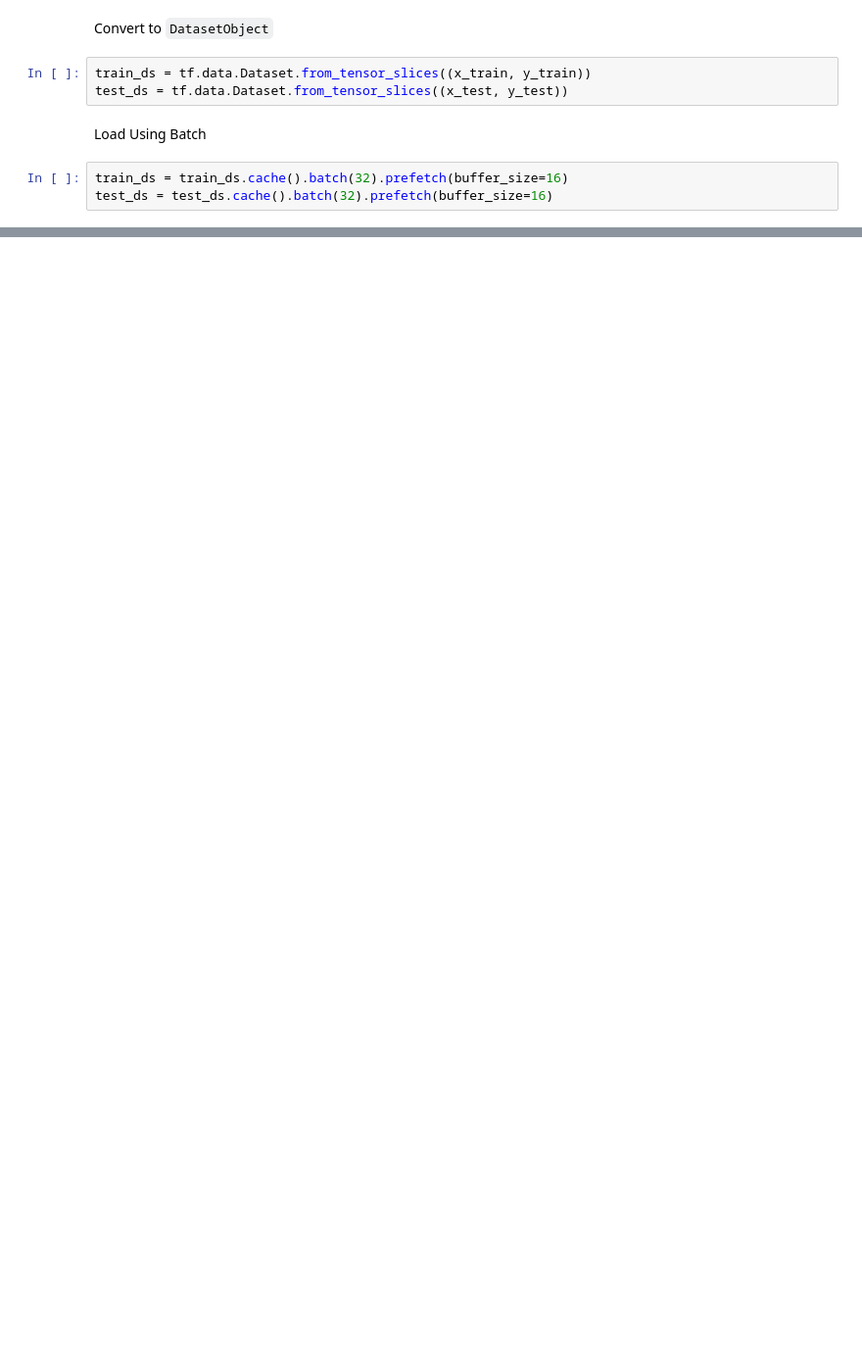
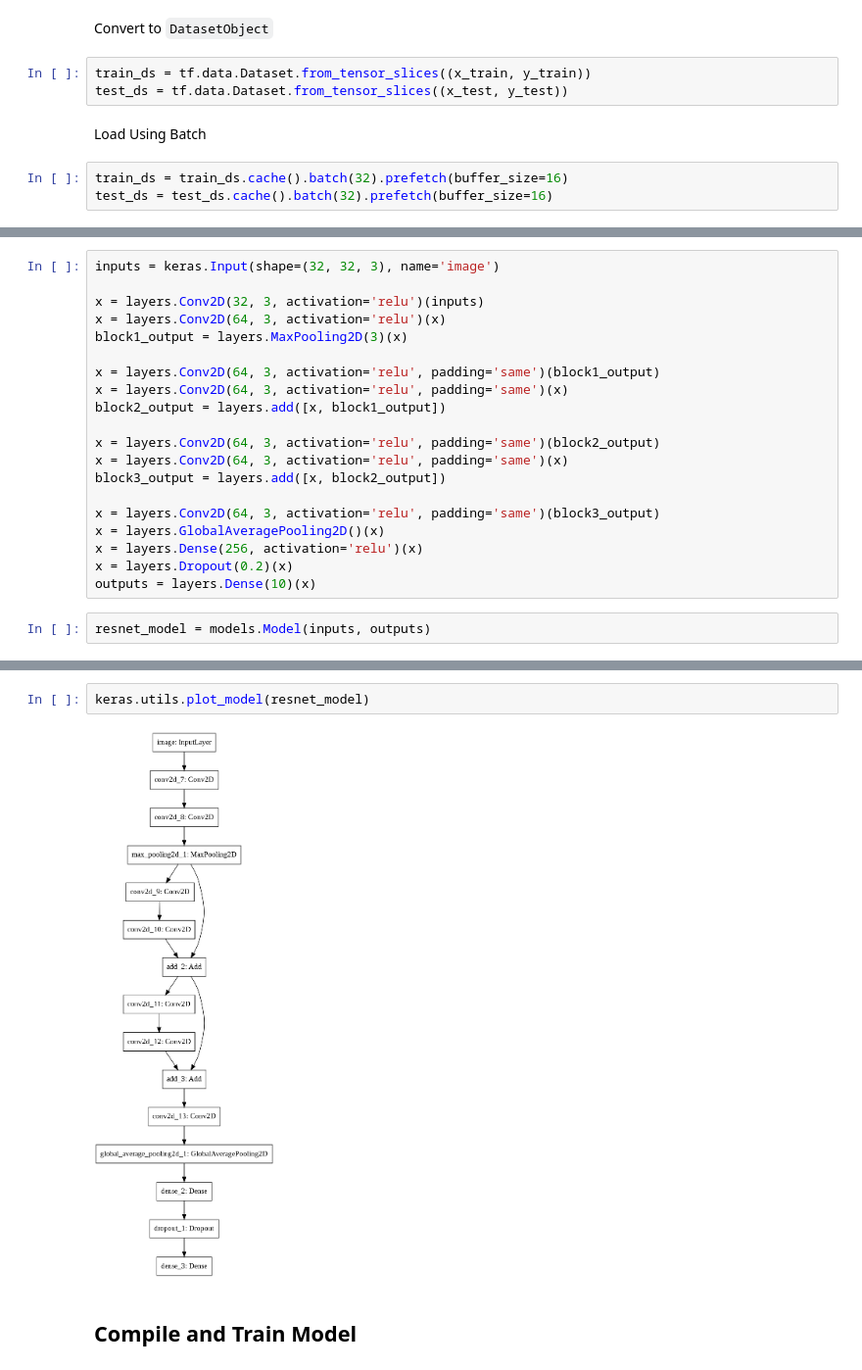
Before and after one commit to m3sibti/DL_projects, a Jupyter notebook: Keras_ResNet_mw.ipynb, the cells around one changed output, grey strips where cells are left out. Shown: that part at 98% size. Cells and saved outputs as stored; diff of their text form; blank space fills up the shorter version.

```diff
--- a/Keras_ResNet_mw.ipynb
+++ b/Keras_ResNet_mw.ipynb
@@ -37,0 +52,22 @@ test_ds = test_ds.cache().batch(32).prefetch(buffer_size=16)
+# %%
+inputs = keras.Input(shape=(32, 32, 3), name='image')
+
+x = layers.Conv2D(32, 3, activation='relu')(inputs)
+x = layers.Conv2D(64, 3, activation='relu')(x)
+block1_output = layers.MaxPooling2D(3)(x)
+
+x = layers.Conv2D(64, 3, activation='relu', padding='same')(block1_output)
+x = layers.Conv2D(64, 3, activation='relu', padding='same')(x)
+block2_output = layers.add([x, block1_output])
+
+x = layers.Conv2D(64, 3, activation='relu', padding='same')(block2_output)
+x = layers.Conv2D(64, 3, activation='relu', padding='same')(x)
+block3_output = layers.add([x, block2_output])
+
+x = layers.Conv2D(64, 3, activation='relu', padding='same')(block3_output)
+x = layers.GlobalAveragePooling2D()(x)
+x = layers.Dense(256, activation='relu')(x)
+x = layers.Dropout(0.2)(x)
+outputs = layers.Dense(10)(x)
+# %%
+resnet_model = models.Model(inputs, outputs)
@@ -37,0 +94,6 @@ test_ds = test_ds.cache().batch(32).prefetch(buffer_size=16)
+# %%
+keras.utils.plot_model(resnet_model)
+# %% [output]
+[figure, added]
+# %% [markdown]
+## Compile and Train Model
```
Also changed, not shown: parts of 15 cells of this notebook.
